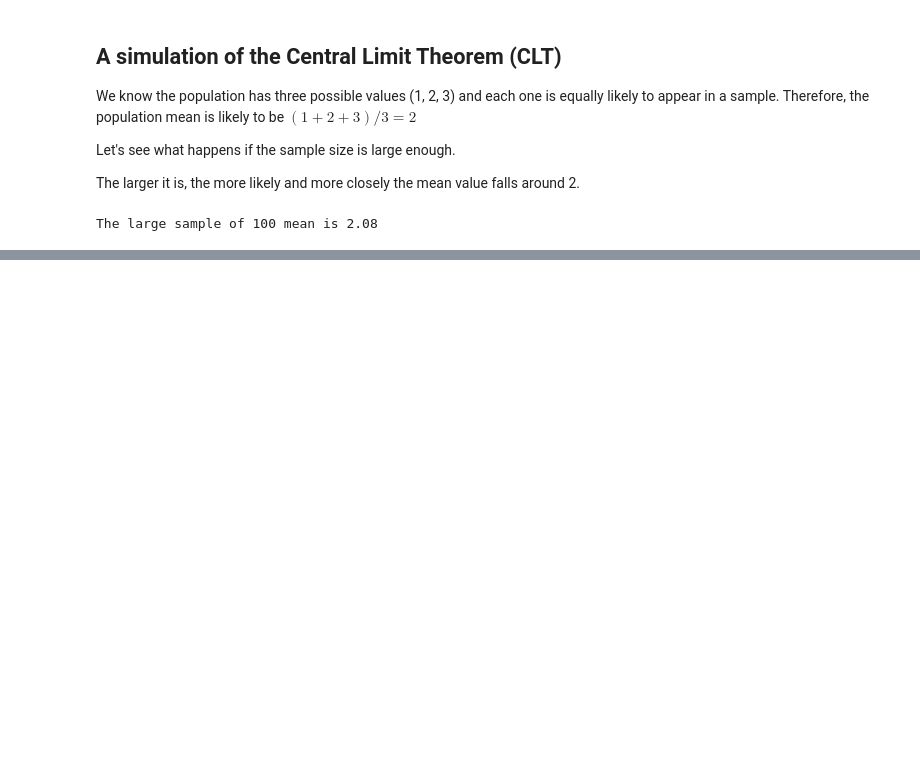
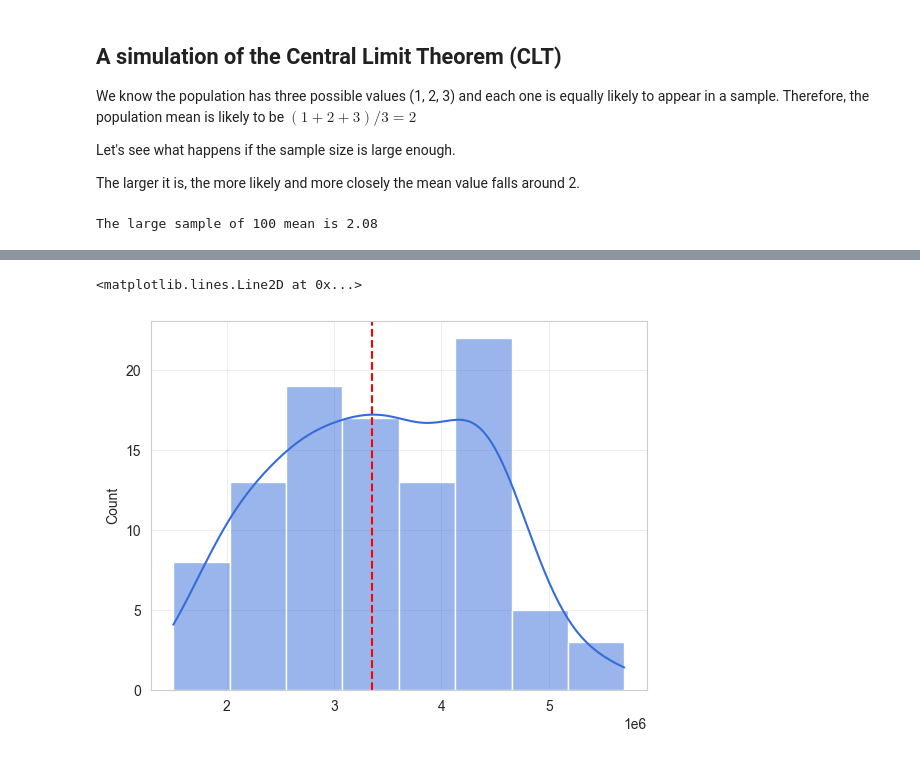
Before and after one commit to jieshu-wang-SBU/EST389_371_2026_spring, a Jupyter notebook: lectures/10-statistic_analysis_and_regression/10-01_Simulating_CLT.ipynb, the cells around one changed output, grey strips where cells are left out. Drawn from its saved outputs; the diff is of its cells as text; code cells hidden in the pictures; blank space fills up the shorter version.

```diff
--- a/lectures/10-statistic_analysis_and_regression/10-01_Simulating_CLT.ipynb
+++ b/lectures/10-statistic_analysis_and_regression/10-01_Simulating_CLT.ipynb
@@ -63,0 +109,7 @@ The large sample of 100 mean is 2.08
+# %%
+sns.set_style("whitegrid")
+sns.histplot(data=sample_means, kde=True)
+plt.axvline(x=df['total_cases'].mean(), color='red', linestyle='dashed')
+# %% [output]
+<matplotlib.lines.Line2D at 0x...>
+[figure, added]
```
Also changed, not shown: parts of 7 cells of this notebook.
